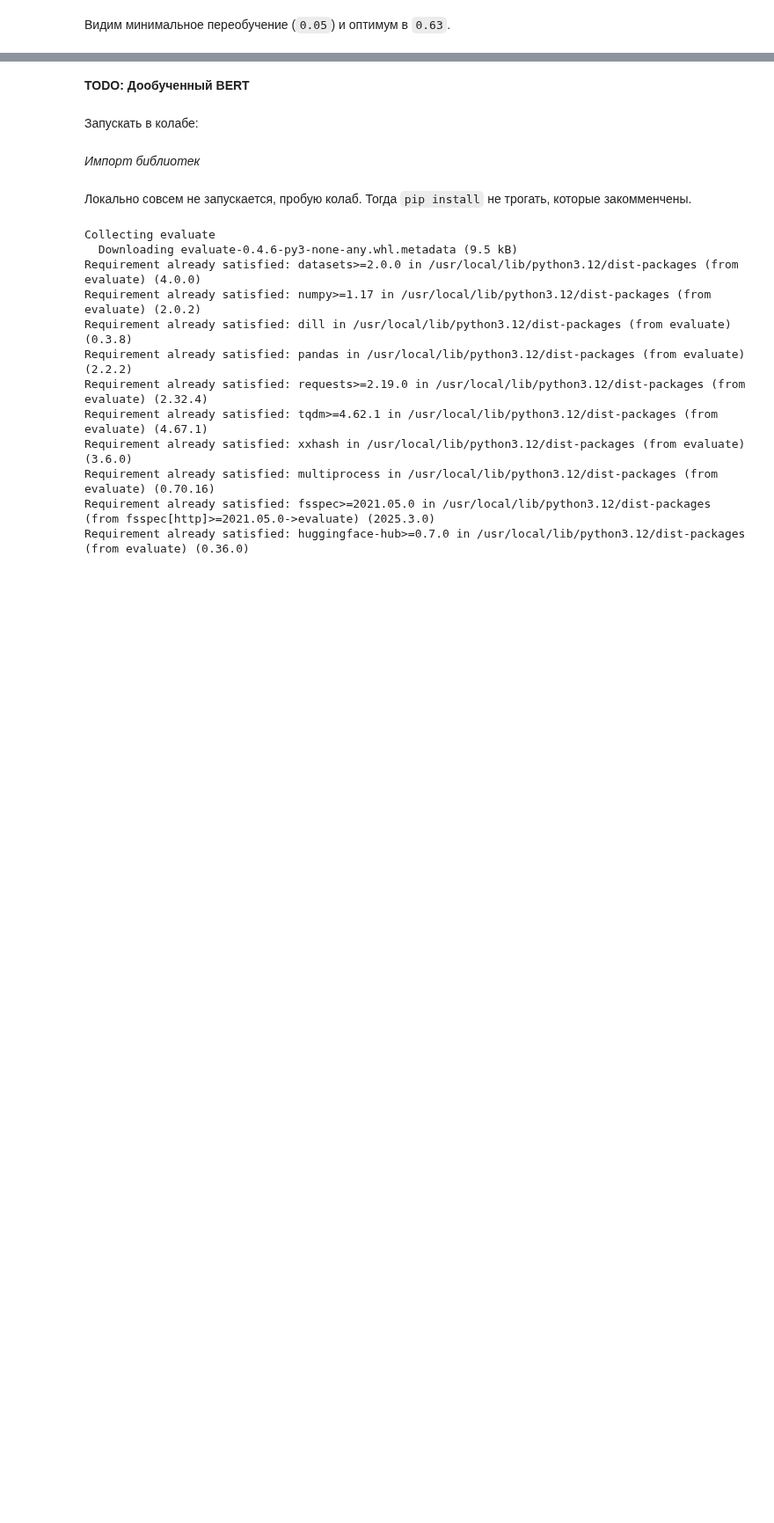
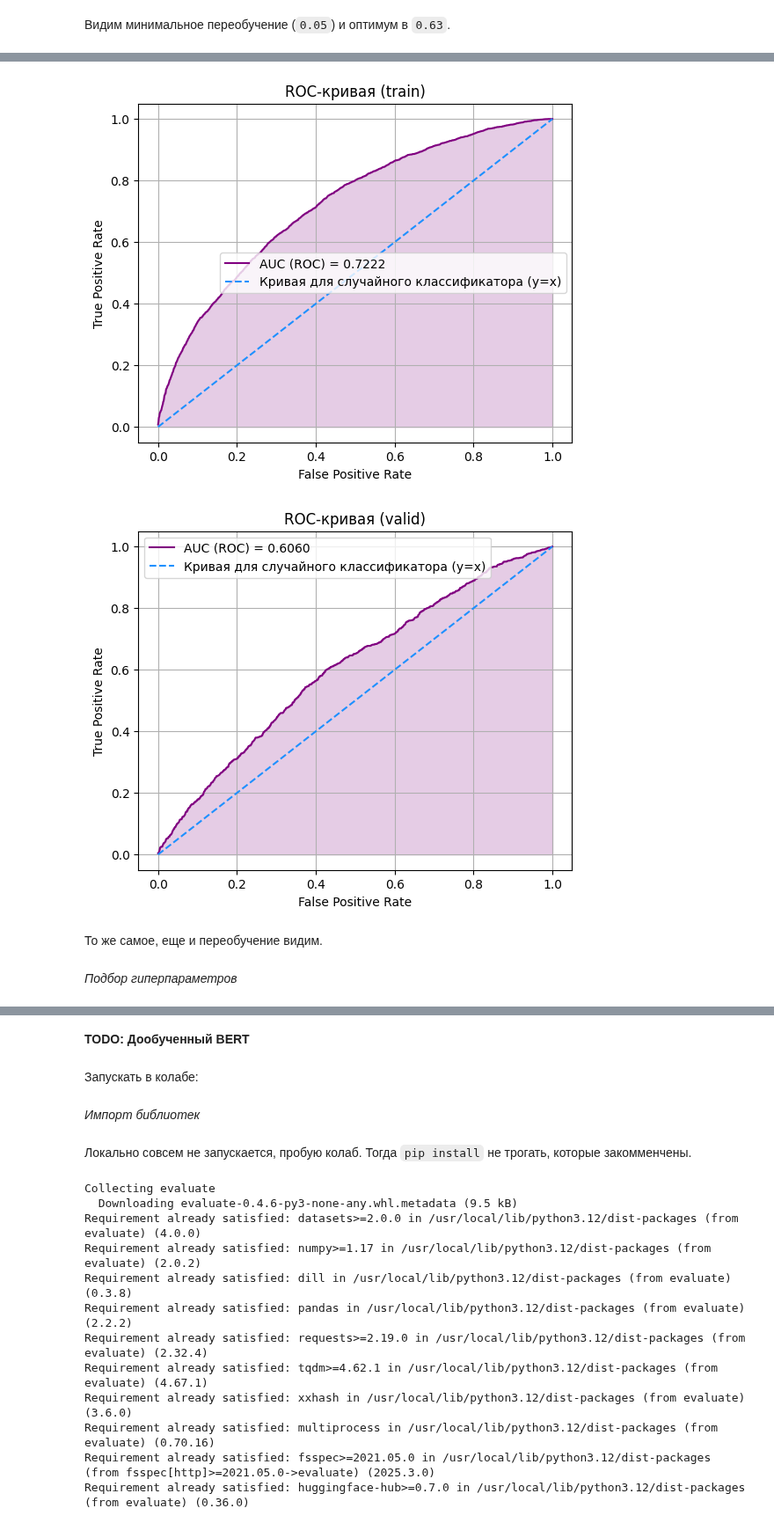
Before and after one commit to aefrt/llm-detection, a Jupyter notebook: model.ipynb, the cells around one changed output, grey strips where cells are left out. Shown at 88% size. Drawn from its saved outputs; the diff is of its cells as text; code cells hidden in the pictures; blank space fills up the shorter version.

```diff
--- a/model.ipynb
+++ b/model.ipynb
@@ -709,0 +738,3 @@ cb_res.to_csv('cb_res3.csv')
+# %%
+y_train_pred_proba = lr.predict_proba(X_train_lemmatized)
+y_val_pred_proba = lr.predict_proba(X_val_lemmatized)
@@ -709,0 +748,12 @@ cb_res.to_csv('cb_res3.csv')
+# %%
+lb = LabelBinarizer().fit(y_train)
+# %%
+plot_curves(lb.transform(y_train), y_train_pred_proba, 'train')
+plot_curves(lb.transform(y_val), y_val_pred_proba, 'valid')
+# %% [output]
+[figure, added]
+[figure, added]
+# %% [markdown]
+То же самое, еще и переобучение видим.
+# %% [markdown]
+_Подбор гиперпараметров_
```
Also changed, not shown: parts of 52 cells of this notebook, 1 other file.
